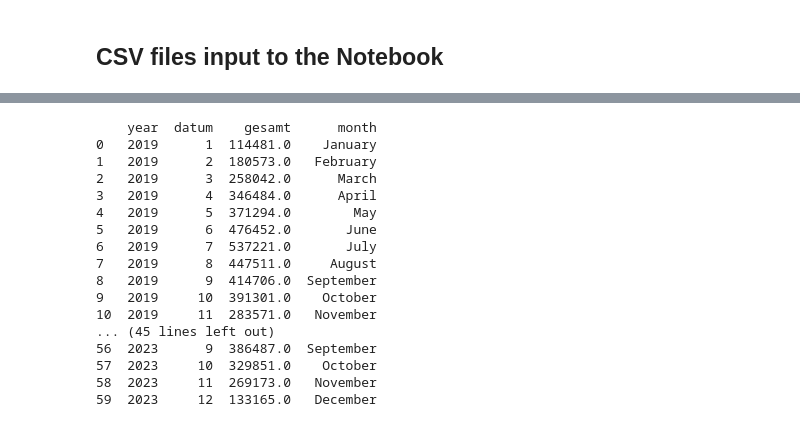
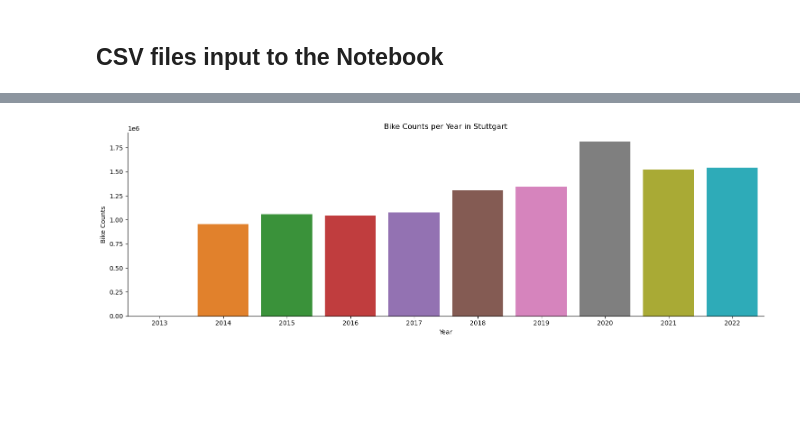
Before and after one commit to caropaezBSH/CaroPeThesis, a Jupyter notebook: Stuttgart_Notebook.ipynb, the cells around one changed output, grey strips where cells are left out. Saved outputs shown, nothing was run; the diff lists cells and outputs as text; code cells hidden in the pictures; blank space fills up the shorter version.

Commit message:
Added more plots to the Stuttgart notebook

```diff
--- a/Stuttgart_Notebook.ipynb
+++ b/Stuttgart_Notebook.ipynb
@@ -406,20 +45,9 @@ plt.show()
-# %%
-print(df_yearly_total)
-# %% [output]
-    year  datum    gesamt      month
-0   2019      1  114481.0    January
-1   2019      2  180573.0   February
-2   2019      3  258042.0      March
-3   2019      4  346484.0      April
-4   2019      5  371294.0        May
-5   2019      6  476452.0       June
-6   2019      7  537221.0       July
-7   2019      8  447511.0     August
-8   2019      9  414706.0  September
-9   2019     10  391301.0    October
-10  2019     11  283571.0   November
-... (45 lines left out)
-56  2023      9  386487.0  September
-57  2023     10  329851.0    October
-58  2023     11  269173.0   November
-59  2023     12  133165.0   December
+# %%
+sns.catplot(data=df_stuttgart, x='jahr', y='total_bikes_both_streets', kind='bar', aspect=3)
+plt.title('Bike Counts per Year in Stuttgart')
+plt.xlabel('Year')
+plt.ylabel('Bike Counts')
+plt.tight_layout()
+plt.show()
+# %% [output]
+[figure, added]
```
Also changed, not shown: parts of 19 cells of this notebook.
